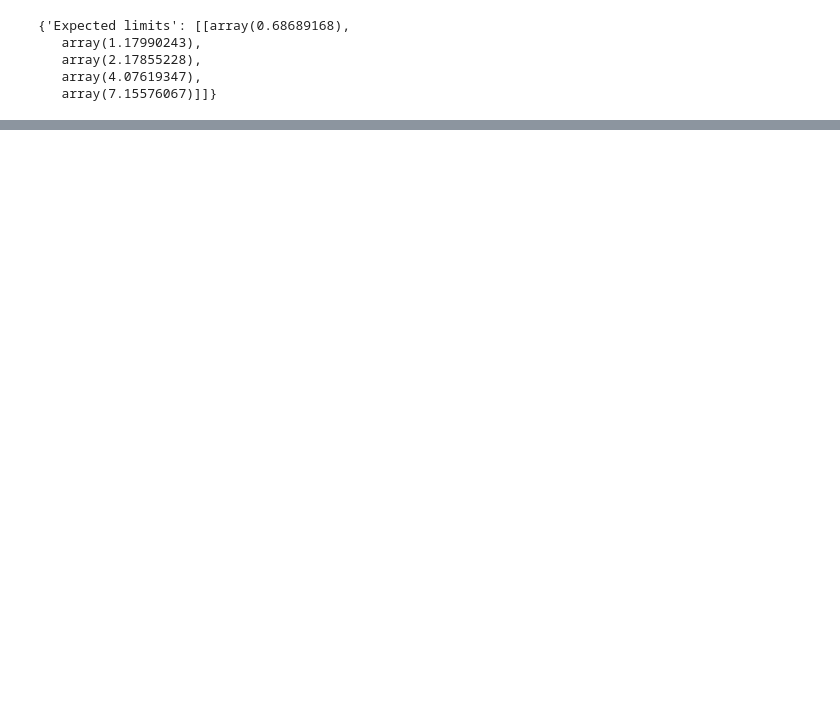
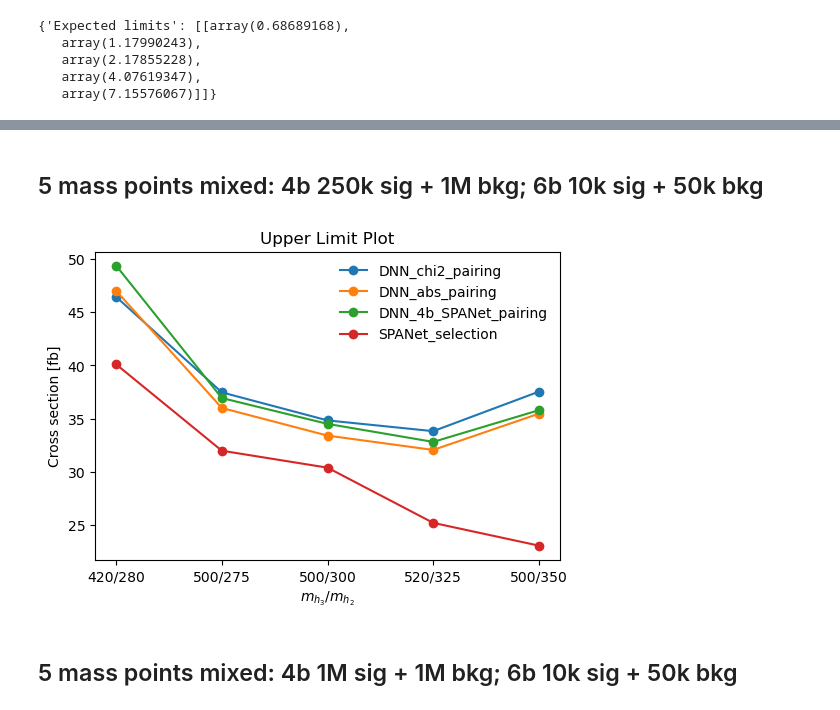
Before and after one commit to r10222035/3h6b_collider_study, a Jupyter notebook: set_upper_limit.ipynb, the cells around one changed output, grey strips where cells are left out. Cells and saved outputs as stored; diff of their text form; code cells hidden in the pictures; blank space fills up the shorter version.

Commit message:
Code: Compute the cross section upper limit with mix-5 1M datasets

```diff
--- a/set_upper_limit.ipynb
+++ b/set_upper_limit.ipynb
@@ -156,0 +182,4 @@ get_upperlimit_info(bkg_path, sig_path, n_bin, hist_range, L)
+# %% [markdown]
+## 5 mass points mixed: 4b 250k sig + 1M bkg; 6b 10k sig + 50k bkg
+# %%
+m3_m2_list = [(420, 280), (500, 275), (500, 300), (520, 325), (500, 350)]
@@ -156,0 +209,46 @@ get_upperlimit_info(bkg_path, sig_path, n_bin, hist_range, L)
+# %%
+selection = 'SPANet_selection'
+results[selection] = {}
+for m3, m2 in tqdm(m3_m2_list):
+    bkg_path = f'./Upper_limit/{selection}/TRSM/pp6b/bkg-mix_5-250k.npy'
+    sig_path = f'./Upper_limit/{selection}/TRSM/TRSM_{m3}_{m2}/sig-mix_5-250k.npy'
+
+    BR_Hbb = 0.5824
+    # load csv
+    df = pd.read_csv(f'./Sample/selection_efficiencies/TRSM_{m3}_{m2}.csv')
+    pass_rate_sig_6b = df[df['Cuts'] == '>= 6 b-jets']['passing rate'].values[0]
+    pass_rate_bkg_6b = 0.1 # should be replaced with the actual value
+    cross_section_s = get_cross_section_from_MG5(f'Sample/MG5/TRSM_{m3}_{m2}/Events/run_01/run_01_tag_1_banner.txt')
+    cross_section_b = get_cross_section_from_MG5('Sample/MG5/pp6b/Events/run_01/run_01_tag_1_banner.txt')
+    cross_section = {'signal': cross_section_s * BR_Hbb**3 * pass_rate_sig_6b, 'background': cross_section_b * pass_rate_bkg_6b}
+
+    result = {'Signal cross section': cross_section_s,
+                'Background cross section': cross_section_b,
+                'Upper limit info': get_upperlimit_info(bkg_path, sig_path, n_bin, hist_range, L, cross_section)
+            }
+
+    results[selection][(m3, m2)] = result
+# %%
+fig, ax = plt.subplots(figsize=(6, 4))
+for selection_method in ['DNN_chi2_pairing', 'DNN_abs_pairing', 'DNN_4b_SPANet_pairing', 'SPANet_selection']:
+    upper_limits = []
+    MG_cross_section = []
+    for m3_m2 in m3_m2_list:
+        cross_section_s = results[selection_method][m3_m2]['Signal cross section']
+        cross_upper_limit = results[selection_method][m3_m2]['Upper limit info']['Expected limits'][2] * cross_section_s
+        upper_limits.append(cross_upper_limit)
+
+        MG_cross_section.append(cross_section_s)
+
+    m3_m2_label = [f'{m3}/{m2}' for m3, m2 in m3_m2_list]
+    ax.plot(m3_m2_label, upper_limits, label=f'{selection_method}', marker='o')
+
+ax.set_xlabel('$m_{h_3}/m_{h_2}$')
+ax.set_ylabel('Cross section [fb]')
+ax.legend(frameon=False)
+plt.title('Upper Limit Plot')
+plt.show()
+# %% [output]
+[figure, added]
+# %% [markdown]
+## 5 mass points mixed: 4b 1M sig + 1M bkg; 6b 10k sig + 50k bkg
```
Also changed, not shown: parts of 28 cells of this notebook, 4 other files.
